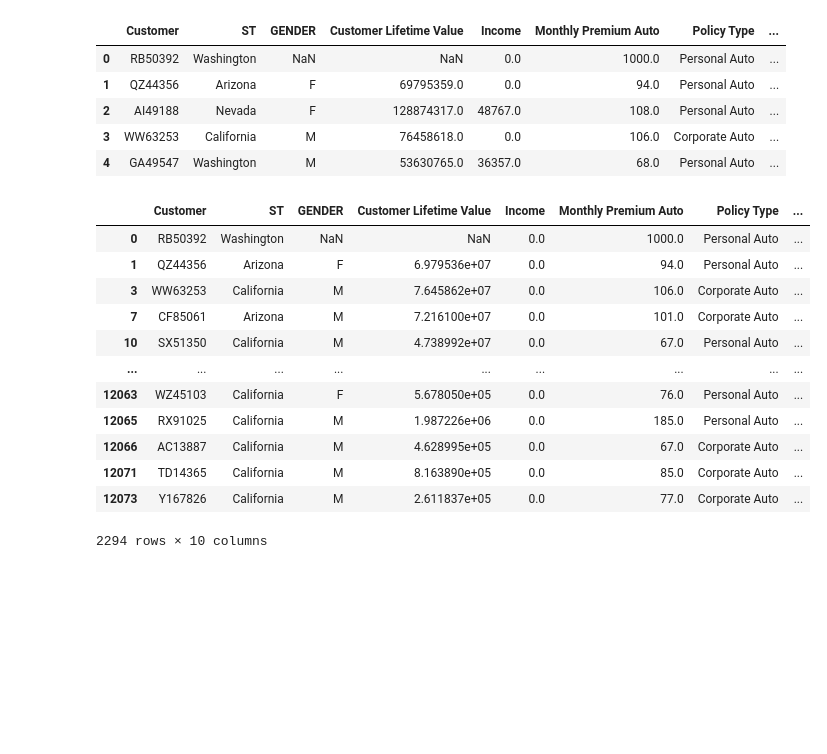
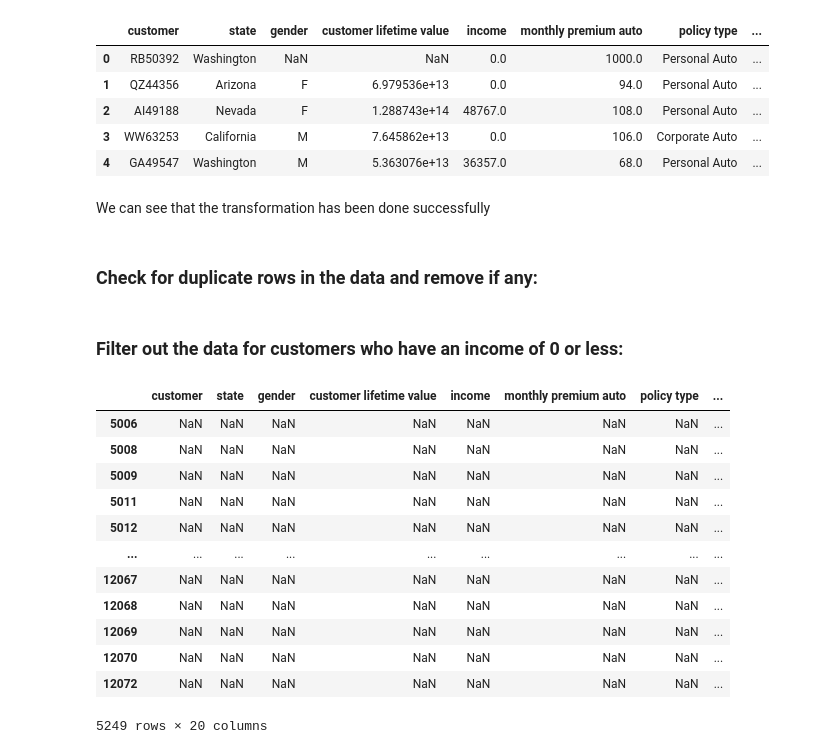
Before and after one commit to hectorfa17/lab-customer-analysis-round-1, a Jupyter notebook: Customer_Analysis_Round1.ipynb, the cells around one changed output. Saved outputs shown, nothing was run; the diff lists cells and outputs as text; code cells hidden in the pictures; blank space fills up the shorter version.

```diff
--- a/Customer_Analysis_Round1.ipynb
+++ b/Customer_Analysis_Round1.ipynb
@@ -183,5 +227,6 @@ display(datasafe.head())
 # %%
-datasafe['Customer Lifetime value'] = pd.to_numeric(datasafe['Customer Lifetime Value'], errors='coerce')
-display(datasafe.head())
-datasafe.info()
+#Converting the values of the column from Object to Numerical:
+
+datasafe2["customer lifetime value"] = pd.to_numeric(datasafe2["customer lifetime value"], errors='coerce')
+display(datasafe2.head())
 # %% [output]
@@ -211,17 +255,19 @@ memory usage: 943.4+ KB
 # %%
 def multiply(x):
+    '''this function multiplies the input times 100'''
     return x*100
 # %%
-datasafe["Customer Lifetime Value"] = list(map(multiply, datasafe["Customer Lifetime Value"]))
-display(datasafe.head())
+#Applying the function to the desired column of the DataFrame:
+datasafe2["customer lifetime value"] = list(map(multiply, datasafe2["customer lifetime value"]))
+display(datasafe2.head())
 # %% [output]
-|  | Customer | ST | GENDER | Customer Lifetime Value | Income | Monthly Premium Auto | Policy Type | ... |
+|  | customer | state | gender | customer lifetime value | income | monthly premium auto | policy type | ... |
 | 0 | RB50392 | Washington | NaN | NaN | 0.0 | 1000.0 | Personal Auto | ... |
-| 1 | QZ44356 | Arizona | F | 69795359.0 | 0.0 | 94.0 | Personal Auto | ... |
-| 2 | AI49188 | Nevada | F | 128874317.0 | 48767.0 | 108.0 | Personal Auto | ... |
-| 3 | WW63253 | California | M | 76458618.0 | 0.0 | 106.0 | Corporate Auto | ... |
-| 4 | GA49547 | Washington | M | 53630765.0 | 36357.0 | 68.0 | Personal Auto | ... |
+| 1 | QZ44356 | Arizona | F | 6.979536e+13 | 0.0 | 94.0 | Personal Auto | ... |
+| 2 | AI49188 | Nevada | F | 1.288743e+14 | 48767.0 | 108.0 | Personal Auto | ... |
+| 3 | WW63253 | California | M | 7.645862e+13 | 0.0 | 106.0 | Corporate Auto | ... |
+| 4 | GA49547 | Washington | M | 5.363076e+13 | 36357.0 | 68.0 | Personal Auto | ... |
-# %%
-#Check for duplicate rows in the data and remove if any.
-datasafe2 = data.copy()
-datasafe2 = datasafe2.drop_duplicates()
+# %% [markdown]
+We can see that the transformation has been done successfully
+# %% [markdown]
+### Check for duplicate rows in the data and remove if any:
@@ -228,17 +276,19 @@ datasafe2 = datasafe2.drop_duplicates()
+# %% [markdown]
+### Filter out the data for customers who have an income of 0 or less:
 # %%
-#Filter out the data for customers who have an income of 0 or less.
-datasafe[datasafe['Income'] <=0]
+datasafe2 = datasafe2[datasafe2['Income'] >0]
+datasafe2
 # %% [output]
-|  | Customer | ST | GENDER | Customer Lifetime Value | Income | Monthly Premium Auto | Policy Type | ... |
-| 0 | RB50392 | Washington | NaN | NaN | 0.0 | 1000.0 | Personal Auto | ... |
-| 1 | QZ44356 | Arizona | F | 6.979536e+07 | 0.0 | 94.0 | Personal Auto | ... |
-| 3 | WW63253 | California | M | 7.645862e+07 | 0.0 | 106.0 | Corporate Auto | ... |
-| 7 | CF85061 | Arizona | M | 7.216100e+07 | 0.0 | 101.0 | Corporate Auto | ... |
-| 10 | SX51350 | California | M | 4.738992e+07 | 0.0 | 67.0 | Personal Auto | ... |
+|  | customer | state | gender | customer lifetime value | income | monthly premium auto | policy type | ... |
+| 5006 | NaN | NaN | NaN | NaN | NaN | NaN | NaN | ... |
+| 5008 | NaN | NaN | NaN | NaN | NaN | NaN | NaN | ... |
+| 5009 | NaN | NaN | NaN | NaN | NaN | NaN | NaN | ... |
+| 5011 | NaN | NaN | NaN | NaN | NaN | NaN | NaN | ... |
+| 5012 | NaN | NaN | NaN | NaN | NaN | NaN | NaN | ... |
 | ... | ... | ... | ... | ... | ... | ... | ... | ... |
-| 12063 | WZ45103 | California | F | 5.678050e+05 | 0.0 | 76.0 | Personal Auto | ... |
-| 12065 | RX91025 | California | M | 1.987226e+06 | 0.0 | 185.0 | Personal Auto | ... |
-| 12066 | AC13887 | California | M | 4.628995e+05 | 0.0 | 67.0 | Corporate Auto | ... |
-| 12071 | TD14365 | California | M | 8.163890e+05 | 0.0 | 85.0 | Corporate Auto | ... |
-| 12073 | Y167826 | California | M | 2.611837e+05 | 0.0 | 77.0 | Corporate Auto | ... |
+| 12067 | NaN | NaN | NaN | NaN | NaN | NaN | NaN | ... |
+| 12068 | NaN | NaN | NaN | NaN | NaN | NaN | NaN | ... |
+| 12069 | NaN | NaN | NaN | NaN | NaN | NaN | NaN | ... |
+| 12070 | NaN | NaN | NaN | NaN | NaN | NaN | NaN | ... |
+| 12072 | NaN | NaN | NaN | NaN | NaN | NaN | NaN | ... |
-2294 rows × 10 columns
+5249 rows × 20 columns
```
Also changed, not shown: parts of 35 cells of this notebook.
